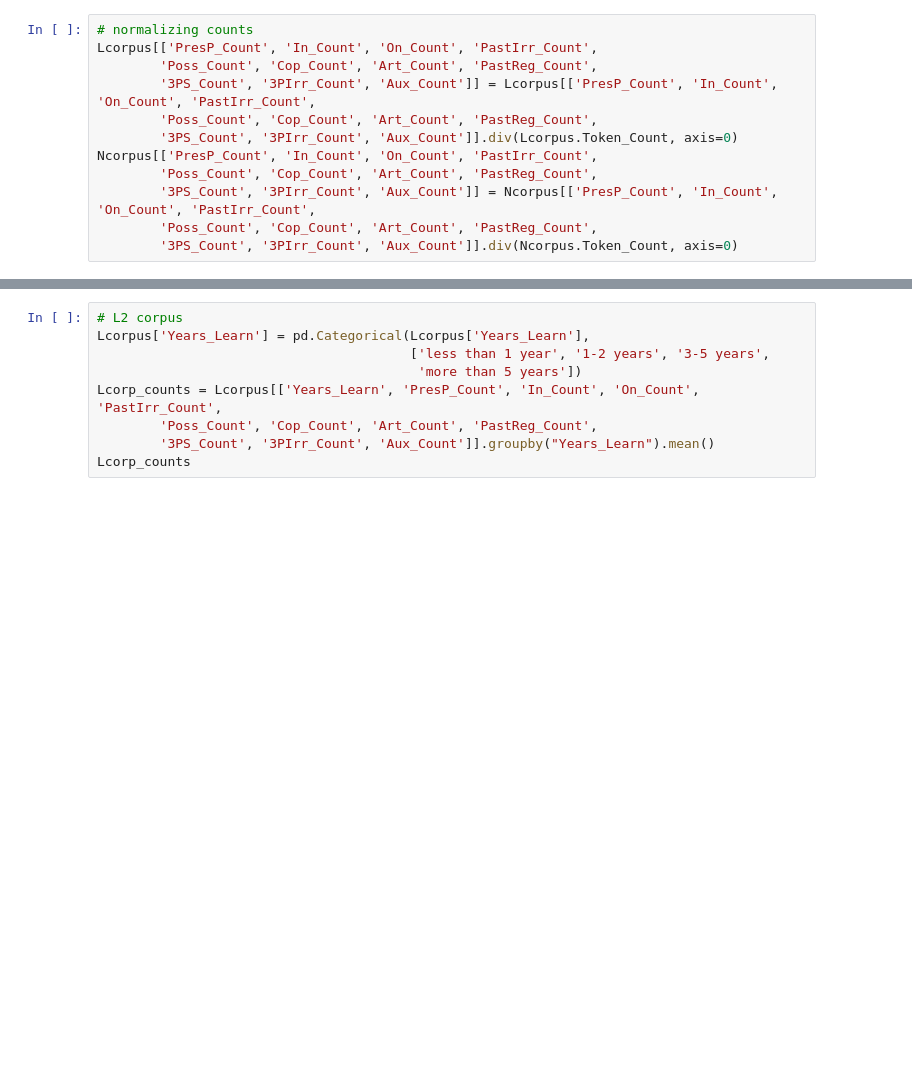
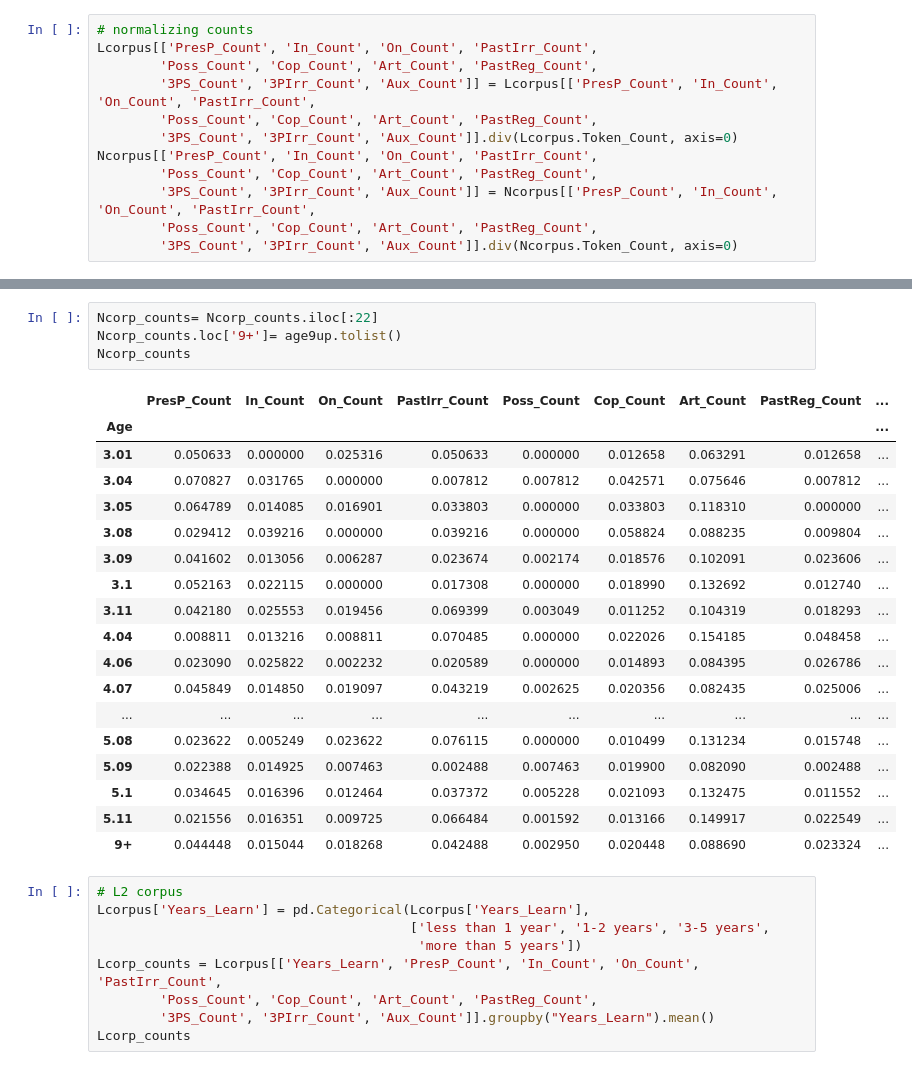
Before and after one commit to Data-Science-for-Linguists-2023/Morpheme-Acquisition-Analysis, a Jupyter notebook: notebooks/data_analysis.ipynb, the cells around one changed output, grey strips where cells are left out. Drawn from its saved outputs; the diff is of its cells as text; blank space fills up the shorter version.

```diff
--- a/notebooks/data_analysis.ipynb
+++ b/notebooks/data_analysis.ipynb
@@ -240,3 +258,26 @@ Ncorp_counts
+# %%
+Ncorp_counts= Ncorp_counts.iloc[:22]
+Ncorp_counts.loc['9+']= age9up.tolist()
+Ncorp_counts
+# %% [output]
+|  | PresP_Count | In_Count | On_Count | PastIrr_Count | Poss_Count | Cop_Count | Art_Count | PastReg_Count | ... |
+| Age |  |  |  |  |  |  |  |  | ... |
+| 3.01 | 0.050633 | 0.000000 | 0.025316 | 0.050633 | 0.000000 | 0.012658 | 0.063291 | 0.012658 | ... |
+| 3.04 | 0.070827 | 0.031765 | 0.000000 | 0.007812 | 0.007812 | 0.042571 | 0.075646 | 0.007812 | ... |
+| 3.05 | 0.064789 | 0.014085 | 0.016901 | 0.033803 | 0.000000 | 0.033803 | 0.118310 | 0.000000 | ... |
+| 3.08 | 0.029412 | 0.039216 | 0.000000 | 0.039216 | 0.000000 | 0.058824 | 0.088235 | 0.009804 | ... |
+| 3.09 | 0.041602 | 0.013056 | 0.006287 | 0.023674 | 0.002174 | 0.018576 | 0.102091 | 0.023606 | ... |
+| 3.1 | 0.052163 | 0.022115 | 0.000000 | 0.017308 | 0.000000 | 0.018990 | 0.132692 | 0.012740 | ... |
+| 3.11 | 0.042180 | 0.025553 | 0.019456 | 0.069399 | 0.003049 | 0.011252 | 0.104319 | 0.018293 | ... |
+| 4.04 | 0.008811 | 0.013216 | 0.008811 | 0.070485 | 0.000000 | 0.022026 | 0.154185 | 0.048458 | ... |
+| 4.06 | 0.023090 | 0.025822 | 0.002232 | 0.020589 | 0.000000 | 0.014893 | 0.084395 | 0.026786 | ... |
+| 4.07 | 0.045849 | 0.014850 | 0.019097 | 0.043219 | 0.002625 | 0.020356 | 0.082435 | 0.025006 | ... |
+| ... | ... | ... | ... | ... | ... | ... | ... | ... | ... |
+| 5.08 | 0.023622 | 0.005249 | 0.023622 | 0.076115 | 0.000000 | 0.010499 | 0.131234 | 0.015748 | ... |
+| 5.09 | 0.022388 | 0.014925 | 0.007463 | 0.002488 | 0.007463 | 0.019900 | 0.082090 | 0.002488 | ... |
+| 5.1 | 0.034645 | 0.016396 | 0.012464 | 0.037372 | 0.005228 | 0.021093 | 0.132475 | 0.011552 | ... |
+| 5.11 | 0.021556 | 0.016351 | 0.009725 | 0.066484 | 0.001592 | 0.013166 | 0.149917 | 0.022549 | ... |
+| 9+ | 0.044448 | 0.015044 | 0.018268 | 0.042488 | 0.002950 | 0.020448 | 0.088690 | 0.023324 | ... |
 # %%
 # L2 corpus
 Lcorpus['Years_Learn'] = pd.Categorical(Lcorpus['Years_Learn'],
```
Also changed, not shown: parts of 10 cells of this notebook, 2 other files.
